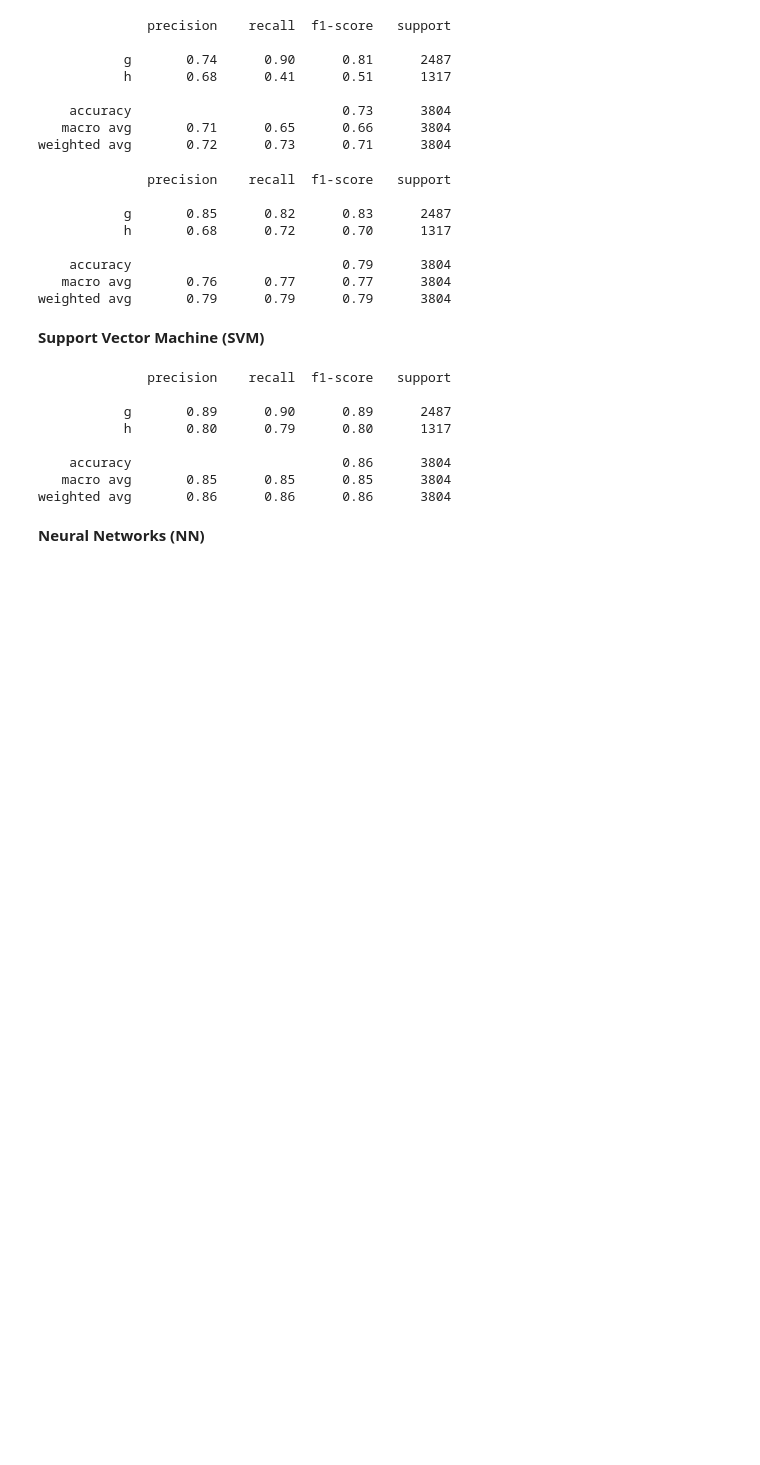
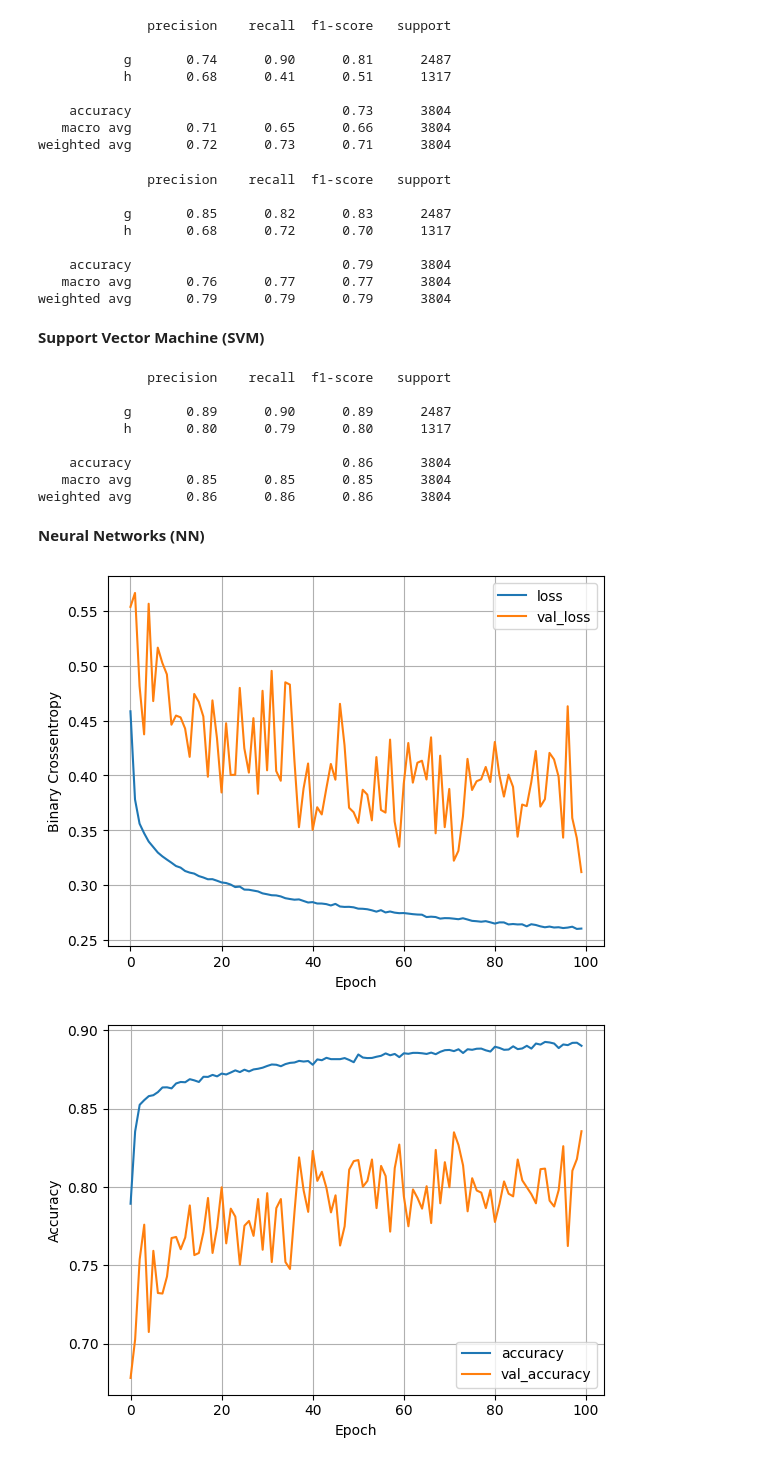
Before and after one commit to A-Burnhard/Major-Atmospheric-Gamma-Imaging-Cherenkov-Telescope-project-MAGIC-, a Jupyter notebook: MAGIC.ipynb, the cells around one changed output. Drawn from its saved outputs; the diff is of its cells as text; code cells hidden in the pictures; blank space fills up the shorter version.

Commit message:
PLotted Loss and Accuracy of the NN model

```diff
--- a/MAGIC.ipynb
+++ b/MAGIC.ipynb
@@ -201,3 +201,9 @@ nn_model.compile(optimizer=tf.keras.optimizers.Adam(0.001),
 history =  nn_model.fit(
     x_train, y_train, epochs=100, batch_size = 32, validation_split=0.2, verbose=0
 )
+# %%
+plot_loss(history)
+plot_accuracy(history)
+# %% [output]
+[figure, added]
+[figure, added]
```
Also changed, not shown: parts of 1 cell of this notebook.
